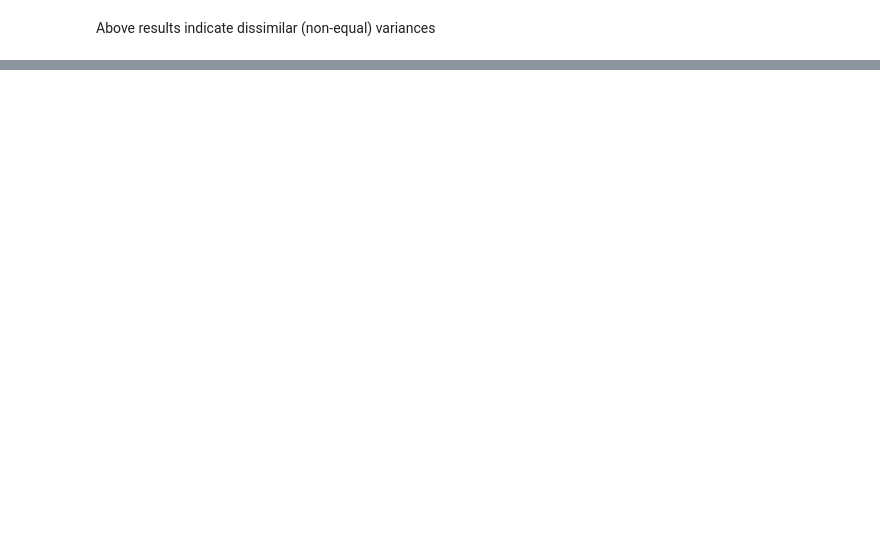
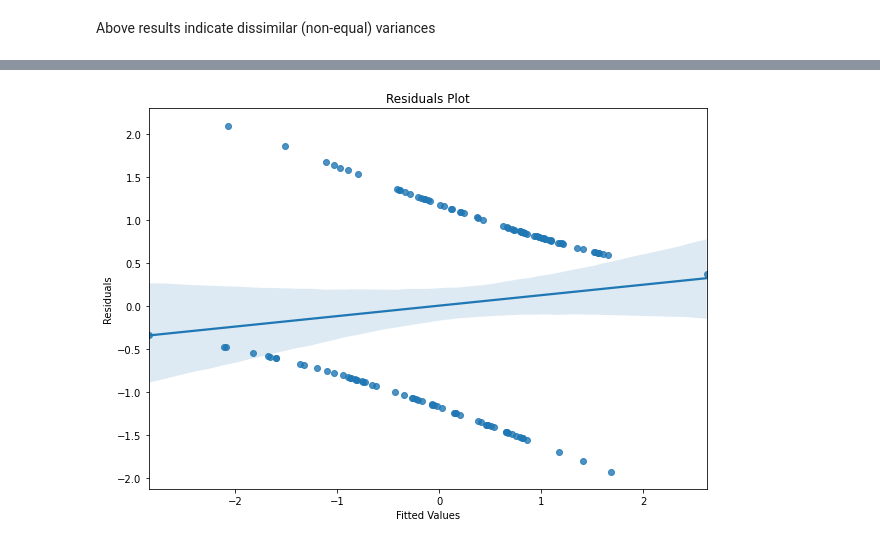
Before and after one commit to kushalbakshi/bat_cortex_STRFs, a Jupyter notebook: STRFanalysis/strfRegression.ipynb, the cells around one changed output, grey strips where cells are left out. Saved outputs shown, nothing was run; the diff lists cells and outputs as text; code cells hidden in the pictures; blank space fills up the shorter version.

Commit message:
Updated one vs multi peak STRF ipynb

```diff
--- a/STRFanalysis/strfRegression.ipynb
+++ b/STRFanalysis/strfRegression.ipynb
@@ -57,0 +67,6 @@ col_list = list(strf_summary.columns)
+# %%
+strf_summary.fillna(0, inplace=True)
+for column in range(4, len(col_list)-2):
+    print(col_list[column] + ':')
+    print(shapiro(strf_summary[col_list[column]]))
+    print('')
@@ -112,2 +186,2 @@ model_1 = logit(predictors=col_names, modelDF=strf_summary)
 # %%
-model_2 = logit(predictors = ['DSI', 'tMTFcutoff', 'IntegrationTime'], modelDF=strf_summary)
+model_2 = logit(predictors = ['DSI', 'Seperability', 'sMTFcutoff', 'Depth', 'LatencyAtMin', 'FrequencyBW'], modelDF=strf_summary)
@@ -114,5 +206,7 @@ model_2 = logit(predictors = ['DSI', 'tMTFcutoff', 'IntegrationTime'], modelDF=s
 # %%
-plotResiduals(model_1.fittedvalues, model_1.resid_dev)
+plotResiduals(model_2.fittedvalues, model_2.resid_dev)
+# %% [output]
+[figure, added]
 # %%
 #2 Sample T-Test (for now?) for Seperability and Average Direction Selectivity
 
```
Also changed, not shown: parts of 10 cells of this notebook.
